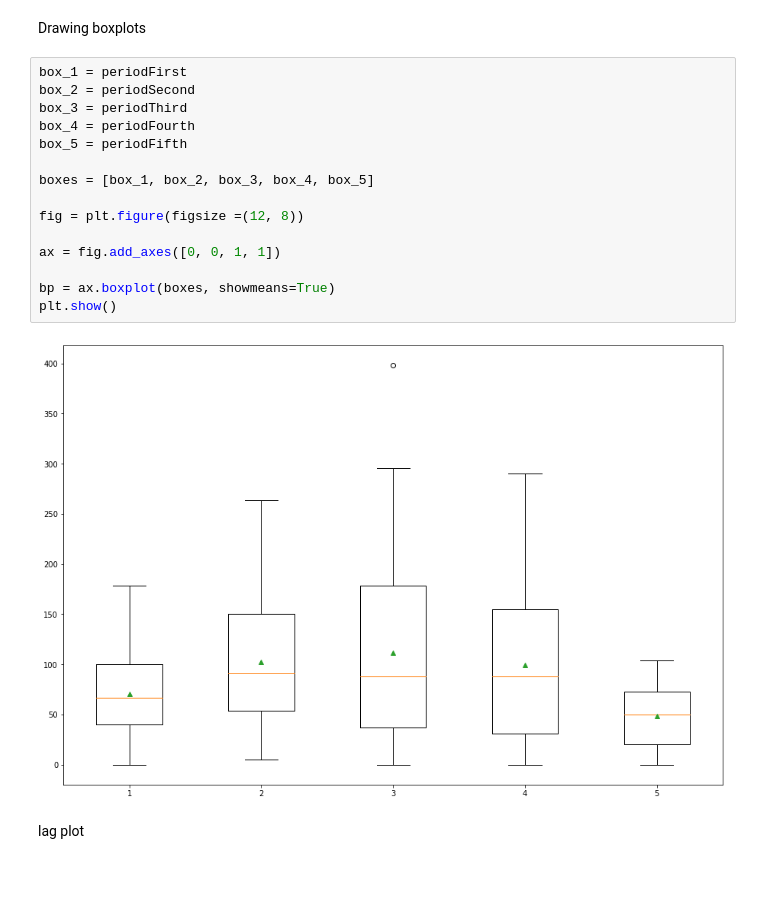
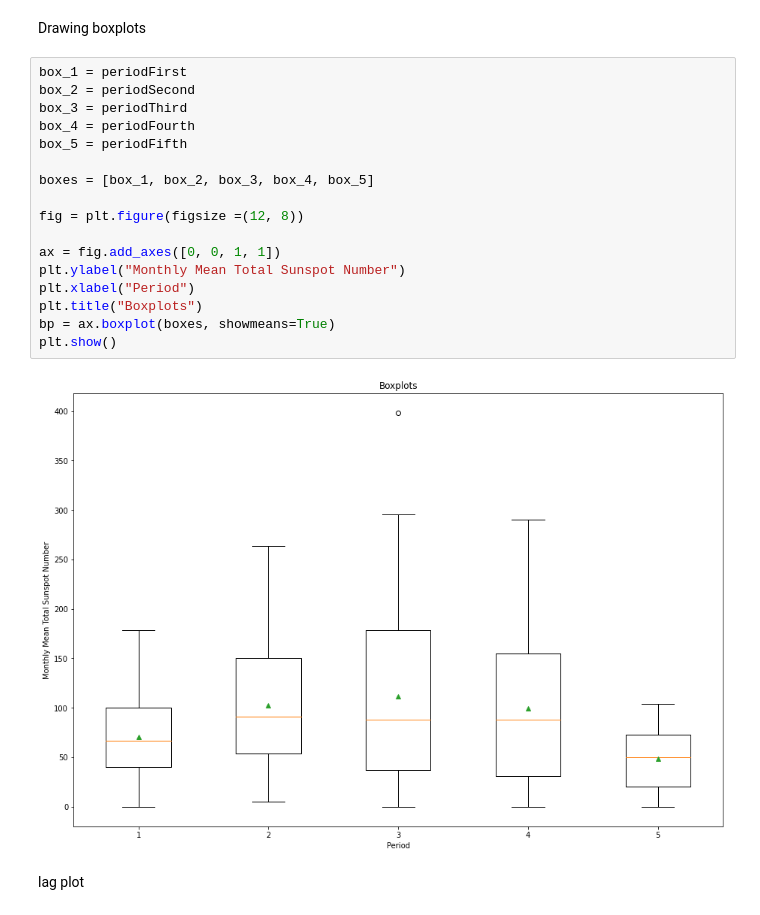
Before and after one commit to cichy1173/sunspot-analysis, a Jupyter notebook: badanie.ipynb, the cells around one changed output. Drawn from its saved outputs; the diff is of its cells as text; blank space fills up the shorter version.

```diff
--- a/badanie.ipynb
+++ b/badanie.ipynb
@@ -190,20 +192,22 @@ Drawing boxplots
 # %%
 box_1 = periodFirst
 box_2 = periodSecond
 box_3 = periodThird
 box_4 = periodFourth
 box_5 = periodFifth
 
 boxes = [box_1, box_2, box_3, box_4, box_5]
 
 fig = plt.figure(figsize =(12, 8))
 
 ax = fig.add_axes([0, 0, 1, 1])
-
+plt.ylabel("Monthly Mean Total Sunspot Number")
+plt.xlabel("Period")
+plt.title("Boxplots")
 bp = ax.boxplot(boxes, showmeans=True)
 plt.show()
 # %% [output]
-[figure, old version]
+[figure, new version]
 # %% [markdown]
 lag plot
 # %%
```
Also changed, not shown: parts of 3 cells of this notebook.
